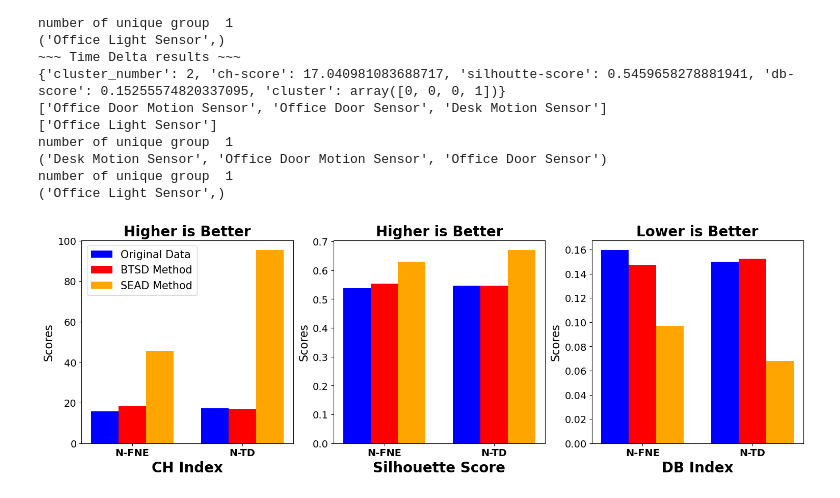
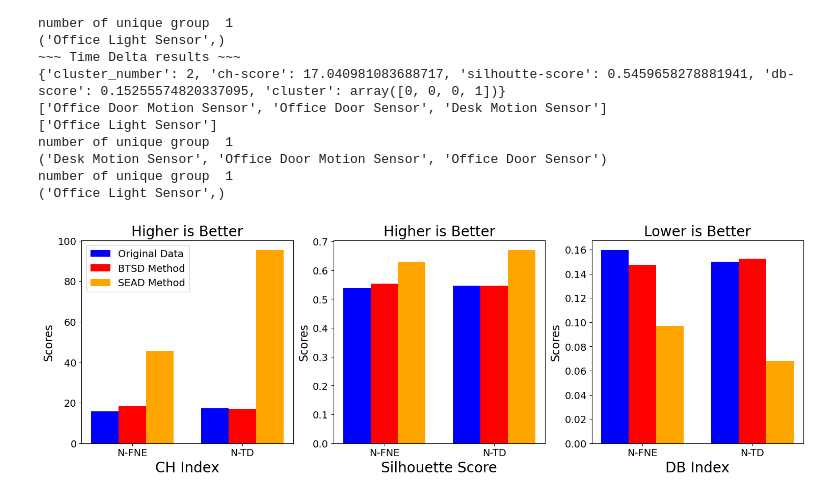
Before and after one commit to AsifTanvir/SEAD-analysis, a Jupyter notebook: Office_data_analysis.ipynb, the cells around one changed output. Drawn from its saved outputs; the diff is of its cells as text; code cells hidden in the pictures.

```diff
--- a/Office_data_analysis.ipynb
+++ b/Office_data_analysis.ipynb
@@ -773,14 +773,15 @@ functions = ['N-FNE Original', 'N-FNE Filtered', 'N-TD Original', 'N-TD Filtered
 runtimes = [13.089284420013428, 2.487198829650879, 30.147459506988525, 5.232787370681763]
 
 fig, ax = plt.subplots(figsize=(6, 5))
-bar_labels = ['Original Data', 'Filtered Data', '_Original Data', '_Filtered Data']
+bar_labels = ['Original Data', 'SEAD Method', '_Original Data', '_Filtered Data']
 bar_colors = ['tab:blue', 'tab:orange', 'tab:blue', 'tab:orange']
 
 ax.bar(functions, runtimes, label=bar_labels, color=bar_colors)
 
-ax.set_ylabel('Runtime (Seconds)')
+ax.set_ylabel('Runtime (Seconds)', fontsize=14)
 # ax.set_title('Runtime of different algorithms for regular and filtered data')
-ax.legend(title='Office Data')
+# ax.legend(title='Office Data', fontsize=14)
+ax.legend(loc='upper left', fontsize=14)
 plt.savefig("./Plots/Office_plots/office-runtime.png", dpi=300)
 plt.show()
 # %% [output]
@@ -942,6 +943,8 @@ number of unique group  1
 ('Office Light Sensor',)
 # %%
 import numpy as np
+import matplotlib.pyplot as plt
+
 fne_scores = {'cluster_number': 2, 'ch-score': 15.661592244868565, 'silhoutte-score': 0.5374713437612322, 'db-score': 0.15970219054637605}
 td_scores = {'cluster_number': 2, 'ch-score': 17.225783752647757, 'silhoutte-score': 0.5463468009011352, 'db-score': 0.15005393997206806}
 
@@ -969,37 +972,37 @@ def get_scores_plots(metrics_list, index_list, originalScores_list, filteredScor
         ax.bar(x + width, filteredScores, width, color='orange', label='SEAD Method' if i == 0 else None)
 
         # Add labels, title, and custom x-axis tick labels
-        ax.set_xlabel(f'{index}', fontsize=20, fontweight='bold')
-        ax.set_title(f"{metrics}", fontsize=20, fontweight='bold')
+        ax.set_xlabel(f'{index}', fontsize=20)
+        ax.set_title(f"{metrics}", fontsize=20)
         ax.set_xticks(x)
-        ax.set_xticklabels(["N-FNE", "N-TD"], fontsize=16, fontweight='bold')
+        ax.set_xticklabels(["N-FNE", "N-TD"], fontsize=16)
 
         # Add Y-axis label to every subplot
         ax.set_ylabel('Scores', fontsize=16)
         # Increase tick font sizes
         ax.tick_params(axis='both', which='major', labelsize=14)
 
     # Set global title
     # fig.suptitle(title, fontsize=16)
 
     # Place legend inside the first subplot (instead of a global legend)
-    axes[0].legend(loc='upper left', fontsize=15)
+    axes[0].legend(loc='upper left', fontsize=14)
 
     # Save and show plot
     plt.savefig("./Plots/Office_plots/office_combined_scores.png", dpi=300)
     plt.show()
 
 
 # Example usage with three different sets of data
 metrics_list = ['Higher is Better', 'Higher is Better', 'Lower is Better']
 index_list = ['CH Index', 'Silhouette Score', 'DB Index']
 originalScores_list = [[fne_scores['ch-score'], td_scores['ch-score']], [fne_scores['silhoutte-score'], td_scores['silhoutte-score']], [fne_scores['db-score'], td_scores['db-score']]]
 filteredScores_list = [[fne_scores_filtered['ch-score'], td_scores_filtered['ch-score']], [fne_scores_filtered['silhoutte-score'], td_scores_filtered['silhoutte-score']], [fne_scores_filtered['db-score'], td_scores_filtered['db-score']]]
 filteredScoresOld_list = [[fne_scores_filtered_old_method['ch-score'], td_scores_filtered_old_method['ch-score']], [fne_scores_filtered_old_method['silhoutte-score'], td_scores_filtered_old_method['silhoutte-score']], [fne_scores_filtered_old_method['db-score'], td_scores_filtered_old_method['db-score']]]
 
 get_scores_plots(metrics_list, index_list, originalScores_list, filteredScores_list, filteredScoresOld_list)
 # get_scores_plots(metrics = "./Plots/Office_plots/office_CH", originalScores= [fne_scores['ch-score'], td_scores['ch-score']], filteredScores= [fne_scores_filtered['ch-score'], td_scores_filtered['ch-score']], filteredScoresOld= [fne_scores_filtered_old_method['ch-score'], td_scores_filtered_old_method['ch-score']], title= 'Higher is Better')
 # get_scores_plots(metrics = "./Plots/Office_plots/office_SH", originalScores= [fne_scores['silhoutte-score'], td_scores['silhoutte-score']], filteredScores= [fne_scores_filtered['silhoutte-score'], td_scores_filtered['silhoutte-score']], filteredScoresOld= [fne_scores_filtered_old_method['silhoutte-score'], td_scores_filtered_old_method['silhoutte-score']], title= 'Higher is Better')
 # get_scores_plots(metrics = "./Plots/Office_plots/office_DB", originalScores= [fne_scores['db-score'], td_scores['db-score']], filteredScores= [fne_scores_filtered['db-score'], td_scores_filtered['db-score']], filteredScoresOld= [fne_scores_filtered_old_method['db-score'], td_scores_filtered_old_method['db-score']], title= 'Lower is Better')
 # %% [output]
-[figure, old version]
+[figure, new version]
```
Also changed, not shown: parts of 1 cell of this notebook, 12 other files.
